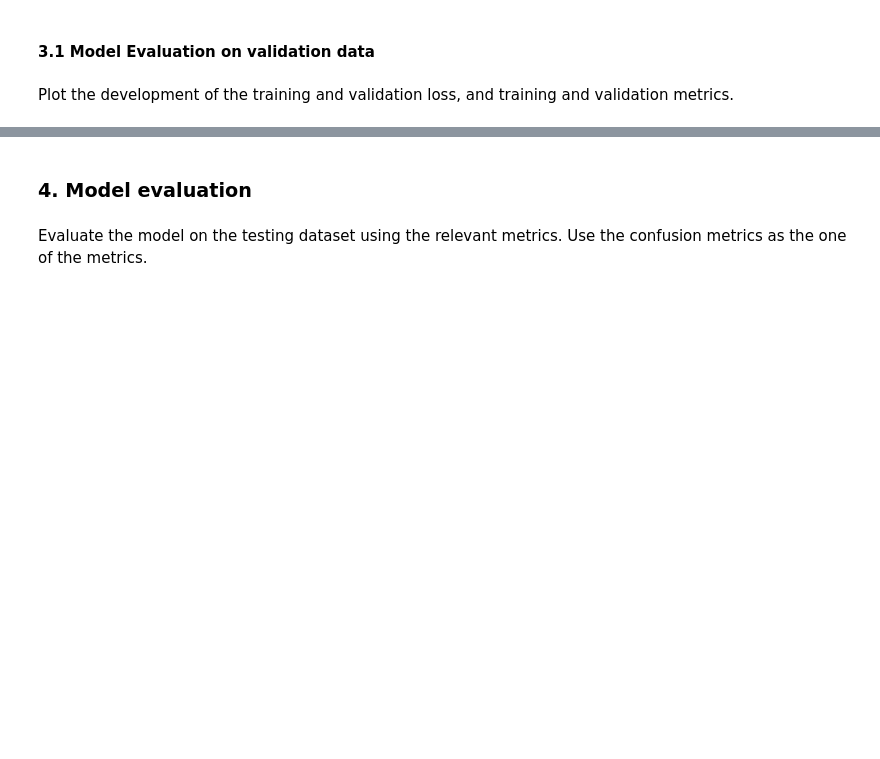
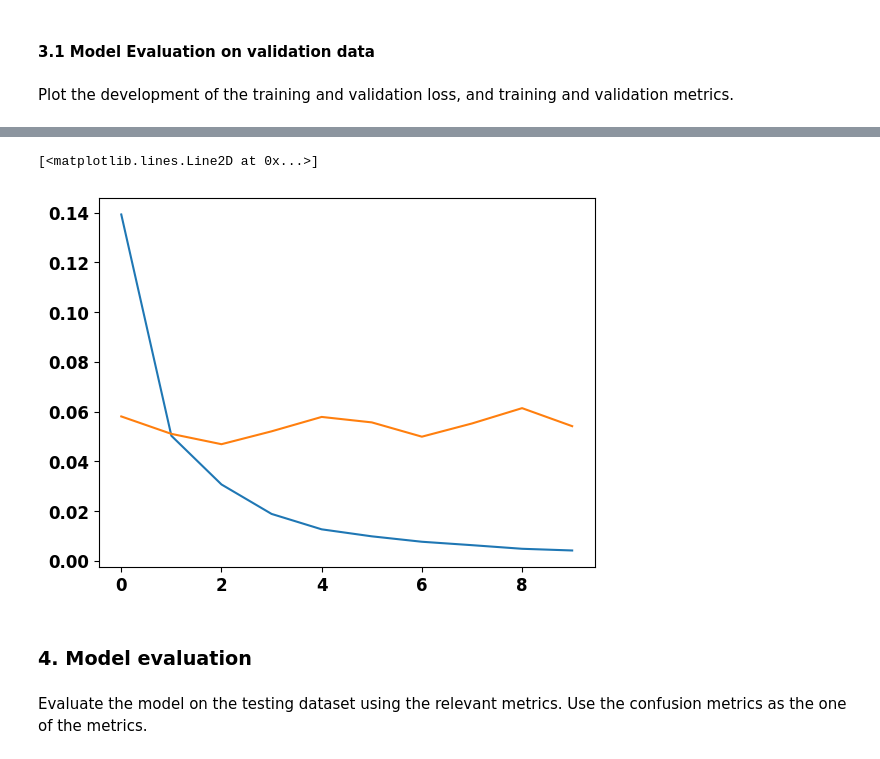
Before and after one commit to moncekM/MPA_MLF_Public, a Jupyter notebook: LAB_7/Ex_07.ipynb, the cells around one changed output, grey strips where cells are left out. Saved outputs shown, nothing was run; the diff lists cells and outputs as text; code cells hidden in the pictures; blank space fills up the shorter version.

```diff
--- a/LAB_7/Ex_07.ipynb
+++ b/LAB_7/Ex_07.ipynb
@@ -180,7 +198,13 @@ Plot the development of the training and validation loss, and training and valid
 # %%
 ###################################
 # Write your own code here #
-
+score = model.evaluate(X_test, y_test, verbose=0)
+print('Test loss:', score[0])
+print(f'Test accuracy: {score[1]*100} %')
+plt.figure()
+plt.plot(history.history['loss'])
+plt.plot(history.history['val_loss'])
 
 
 ###################################
+# %% [output]
@@ -187,3 +213,5 @@ Plot the development of the training and validation loss, and training and valid
+[<matplotlib.lines.Line2D at 0x...>]
+[figure, added]
 # %% [markdown]
 ### 4. Model evaluation
 # %% [markdown]
```
Also changed, not shown: parts of 5 cells of this notebook, 1 other file.
